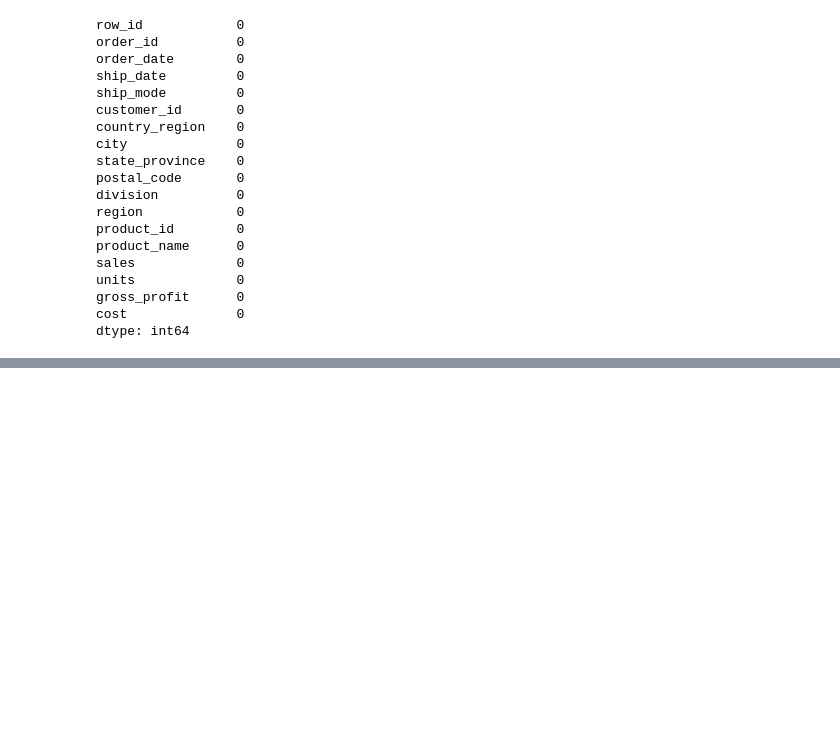
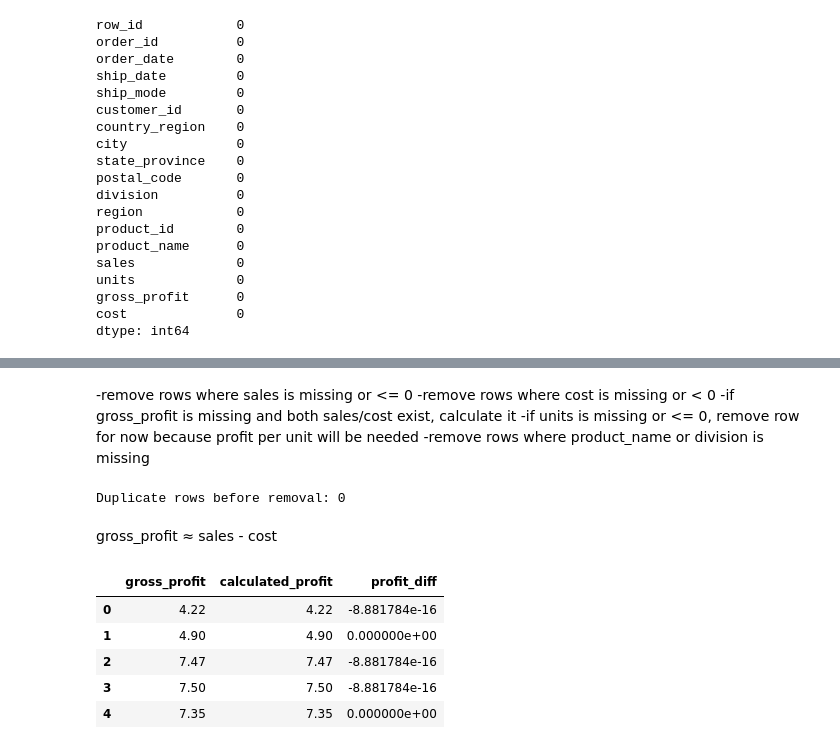
Before and after one commit to abhishekgit7667/Product-Line-Profitability-Margin-Performance-Analysis-, a Jupyter notebook: notebook/01_data_cleaning.ipynb, the cells around one changed output, grey strips where cells are left out. Drawn from its saved outputs; the diff is of its cells as text; code cells hidden in the pictures; blank space fills up the shorter version.

```diff
--- a/notebook/01_data_cleaning.ipynb
+++ b/notebook/01_data_cleaning.ipynb
@@ -233,0 +269,42 @@ dtype: int64
+# %% [markdown]
+-remove rows where sales is missing or <= 0
+-remove rows where cost is missing or < 0
+-if gross_profit is missing and both sales/cost exist, calculate it
+-if units is missing or <= 0, remove row for now because profit per unit will be needed
+-remove rows where product_name or division is missing
+# %%
+# Fill gross_profit if missing and sales/cost available
+df["gross_profit"] = np.where(
+    df["gross_profit"].isna() & df["sales"].notna() & df["cost"].notna(),
+    df["sales"] - df["cost"],
+    df["gross_profit"]
+)
+
+# Remove rows with critical missing text fields
+df = df.dropna(subset=["division", "product_name"])
+
+# Remove invalid business rows
+df = df[df["sales"] > 0]
+df = df[df["cost"] >= 0]
+df = df[df["units"] > 0]
+df = df[df["gross_profit"].notna()]
+# %%
+#remove duplicates
+print("Duplicate rows before removal:", df.duplicated().sum())
+# %% [output]
+Duplicate rows before removal: 0
+# %% [markdown]
+gross_profit ≈ sales - cost
+# %%
+df["calculated_profit"] = df["sales"] - df["cost"]
+df["profit_diff"] = df["gross_profit"] - df["calculated_profit"]
+df["profit_diff_abs"] = df["profit_diff"].abs()
+# %%
+df[["gross_profit", "calculated_profit", "profit_diff"]].head()
+# %% [output]
+|  | gross_profit | calculated_profit | profit_diff |
+| 0 | 4.22 | 4.22 | -8.881784e-16 |
+| 1 | 4.90 | 4.90 | 0.000000e+00 |
+| 2 | 7.47 | 7.47 | -8.881784e-16 |
+| 3 | 7.50 | 7.50 | -8.881784e-16 |
+| 4 | 7.35 | 7.35 | 0.000000e+00 |
```
Also changed, not shown: parts of 33 cells of this notebook.
